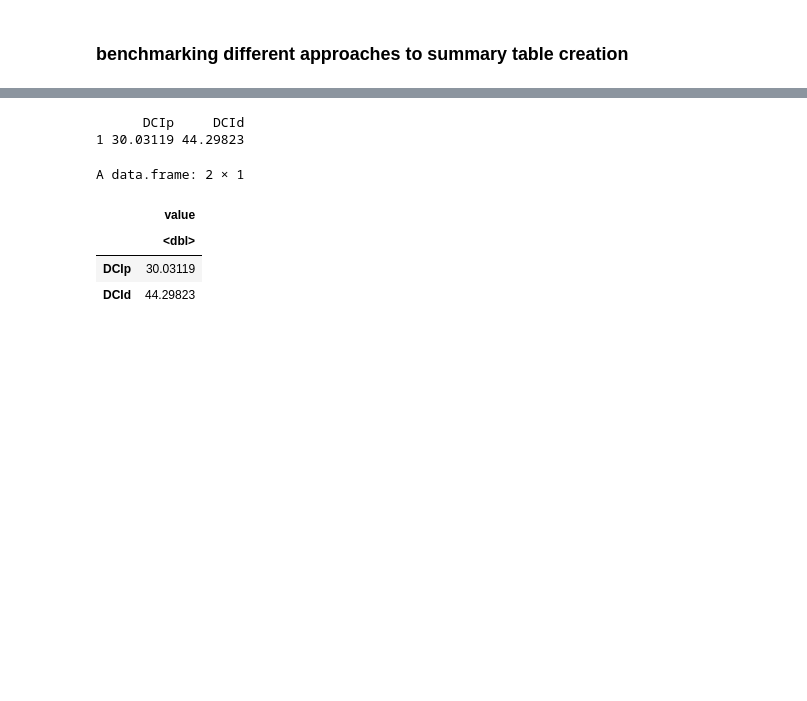
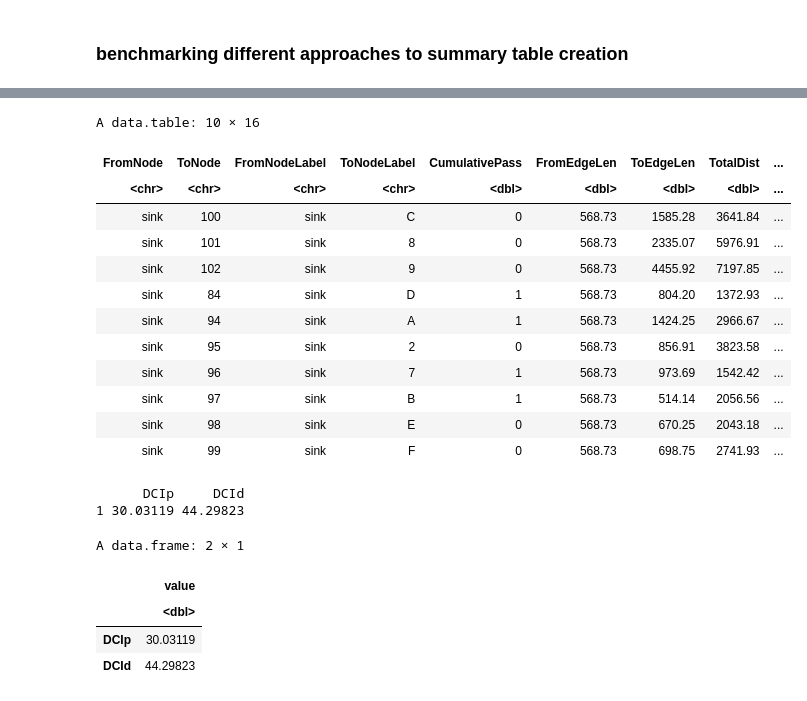
Before and after one commit to goldford/DCI-R-Code-2020, a Jupyter notebook: Dev/DCI R 3.6.1 Debug.ipynb, the cells around one changed output, grey strips where cells are left out. Drawn from its saved outputs; the diff is of its cells as text; code cells hidden in the pictures; blank space fills up the shorter version.

Commit message:
Changes to new code for DD calc

```diff
--- a/Dev/DCI R 3.6.1 Debug.ipynb
+++ b/Dev/DCI R 3.6.1 Debug.ipynb
@@ -1163,36 +1326,0 @@ nrow(sum_tab_2020)
-# %%
-#options: DCIp, DCIs, dd (yes/no), cutoff_dist, dd_equation
-
-########################################################
-###### Calculate DCI #####
-#dci_calc_2020_dd <- function(){}
-
-naturalonly = FALSE
-DCIp = FALSE
-DCIs = FALSE
-#sum_tab_2020
-
-#### (1) DCId  ####
-calc_DCId <- function(sum_tab_2020=NULL,FromNode="sink"){
-    DCId_data<-subset(sum_tab_2020,FromNode=="sink")
-
-    # Credit to Chris Edge Code for avoiding loops in R here:
-    DCId_data$temp <- DCId_data$CumulativePass * (DCId_data$ToEdgeHabLen/totalhabitatlength)
-    DCId <- sum(DCId_data$temp)
-    DCId
-} # DCId
-
-#### (2) DCIp ####
-# Credit to C Edge for shorter code
-calc_DCIp <- function(sum_tab_2020=NULL){
-    DCIp <- 0
-    for (i in 1:nrow(sum_tab_2020)) {
-        DCIp <- DCIp + (sum_tab_2020$CumulativePass[i] * (sum_tab_2020$ToEdgeHabLen[i]/totalhabitatlength) * (sum_tab_2020$FromEdgeHabLen[i]/totalhabitatlength))
-    }
-    DCIp
-}
-
-calc_DCId(sum_tab_2020,"sink")
-calc_DCIp(sum_tab_2020)
-
-# forgot self connection
@@ -1333,0 +1449,16 @@ for (a in 1:dim(d_nrows)[1]){
+# %%
+node_sum_tab
+# %% [output]
+A data.table: 10 × 16
+| FromNode | ToNode | FromNodeLabel | ToNodeLabel | CumulativePass | FromEdgeLen | ToEdgeLen | TotalDist | ... |
+| <chr> | <chr> | <chr> | <chr> | <dbl> | <dbl> | <dbl> | <dbl> | ... |
+| sink | 100 | sink | C | 0 | 568.73 | 1585.28 | 3641.84 | ... |
+| sink | 101 | sink | 8 | 0 | 568.73 | 2335.07 | 5976.91 | ... |
+| sink | 102 | sink | 9 | 0 | 568.73 | 4455.92 | 7197.85 | ... |
+| sink | 84 | sink | D | 1 | 568.73 | 804.20 | 1372.93 | ... |
+| sink | 94 | sink | A | 1 | 568.73 | 1424.25 | 2966.67 | ... |
+| sink | 95 | sink | 2 | 0 | 568.73 | 856.91 | 3823.58 | ... |
+| sink | 96 | sink | 7 | 1 | 568.73 | 973.69 | 1542.42 | ... |
+| sink | 97 | sink | B | 1 | 568.73 | 514.14 | 2056.56 | ... |
+| sink | 98 | sink | E | 0 | 568.73 | 670.25 | 2043.18 | ... |
+| sink | 99 | sink | F | 0 | 568.73 | 698.75 | 2741.93 | ... |
```
Also changed, not shown: parts of 29 cells of this notebook, 14 other files.
